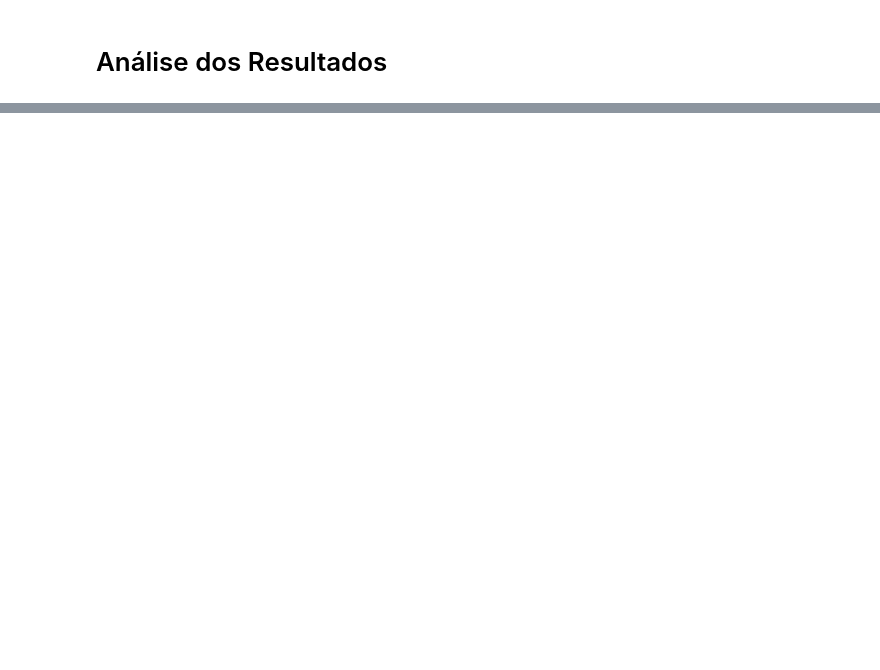
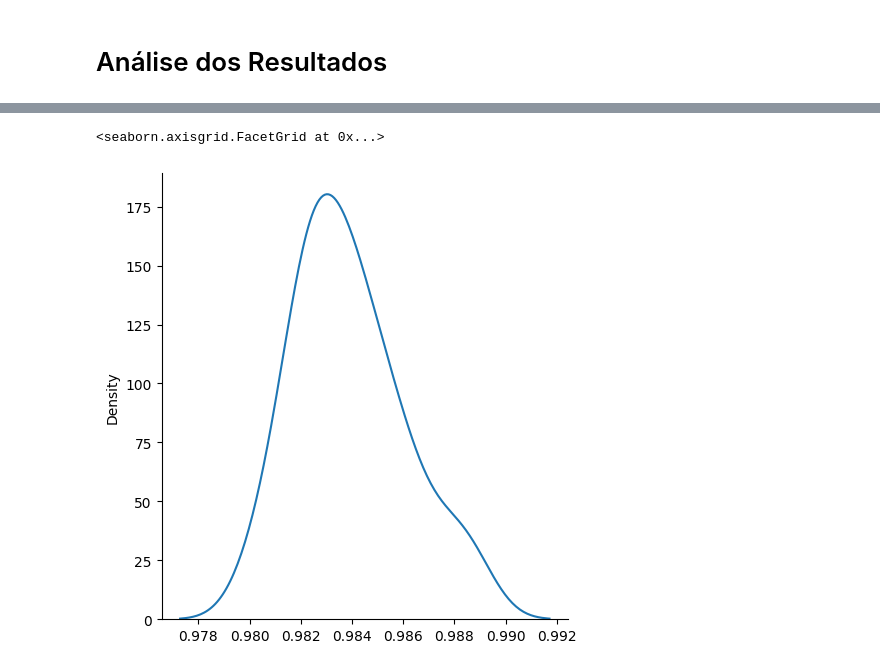
Before and after one commit to falcao-2005/curso-machine-learning, a Jupyter notebook: tunning/codigo_credito_tn.ipynb, the cells around one changed output, grey strips where cells are left out. Cells and saved outputs as stored; diff of their text form; code cells hidden in the pictures; blank space fills up the shorter version.

```diff
--- a/tunning/codigo_credito_tn.ipynb
+++ b/tunning/codigo_credito_tn.ipynb
@@ -592,0 +608,5 @@ dtype: float64
+# %%
+sns.displot(resultado_random_forest, kind='kde')
+# %% [output]
+<seaborn.axisgrid.FacetGrid at 0x...>
+[figure, added]
```
Also changed, not shown: parts of 34 cells of this notebook, 1 other file.
